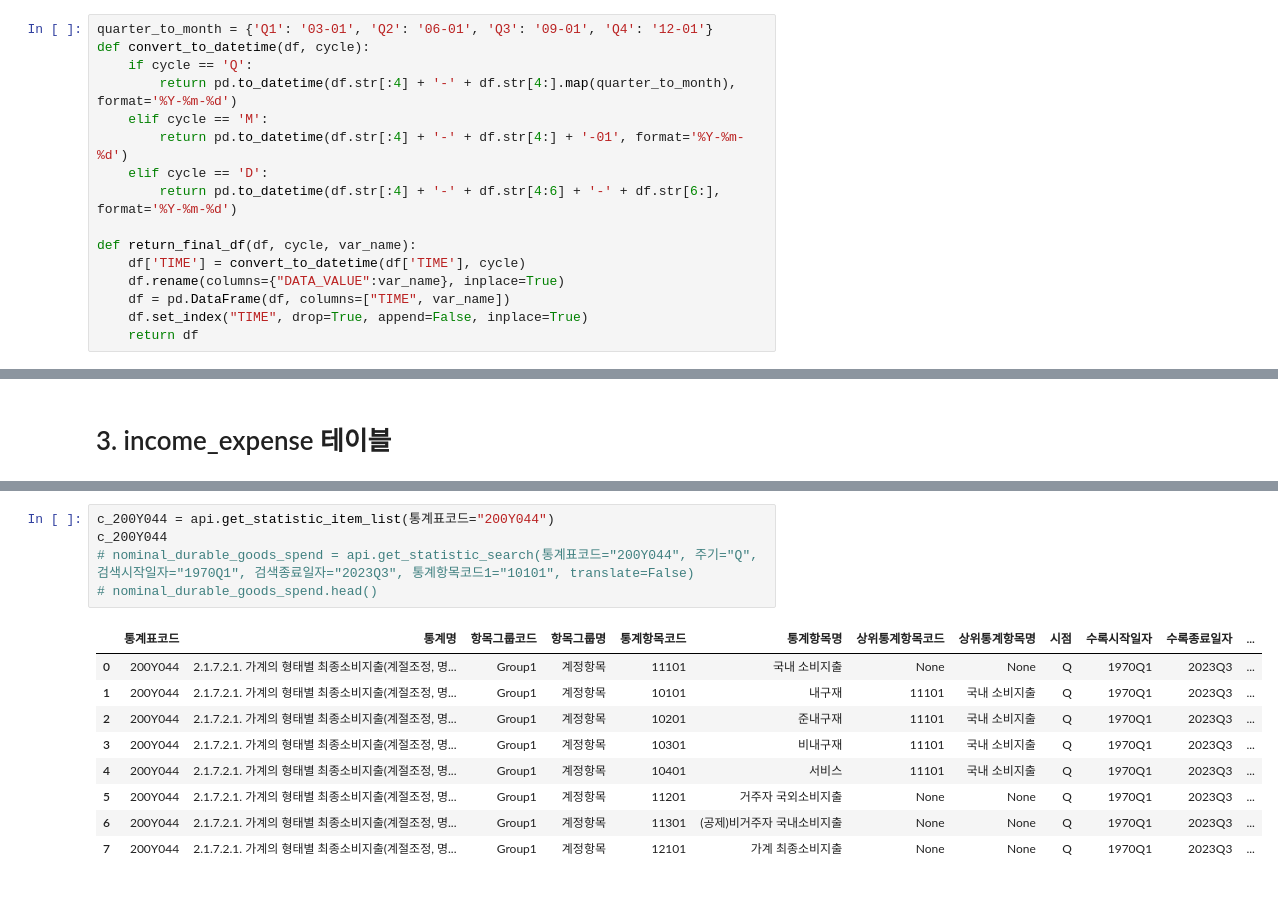
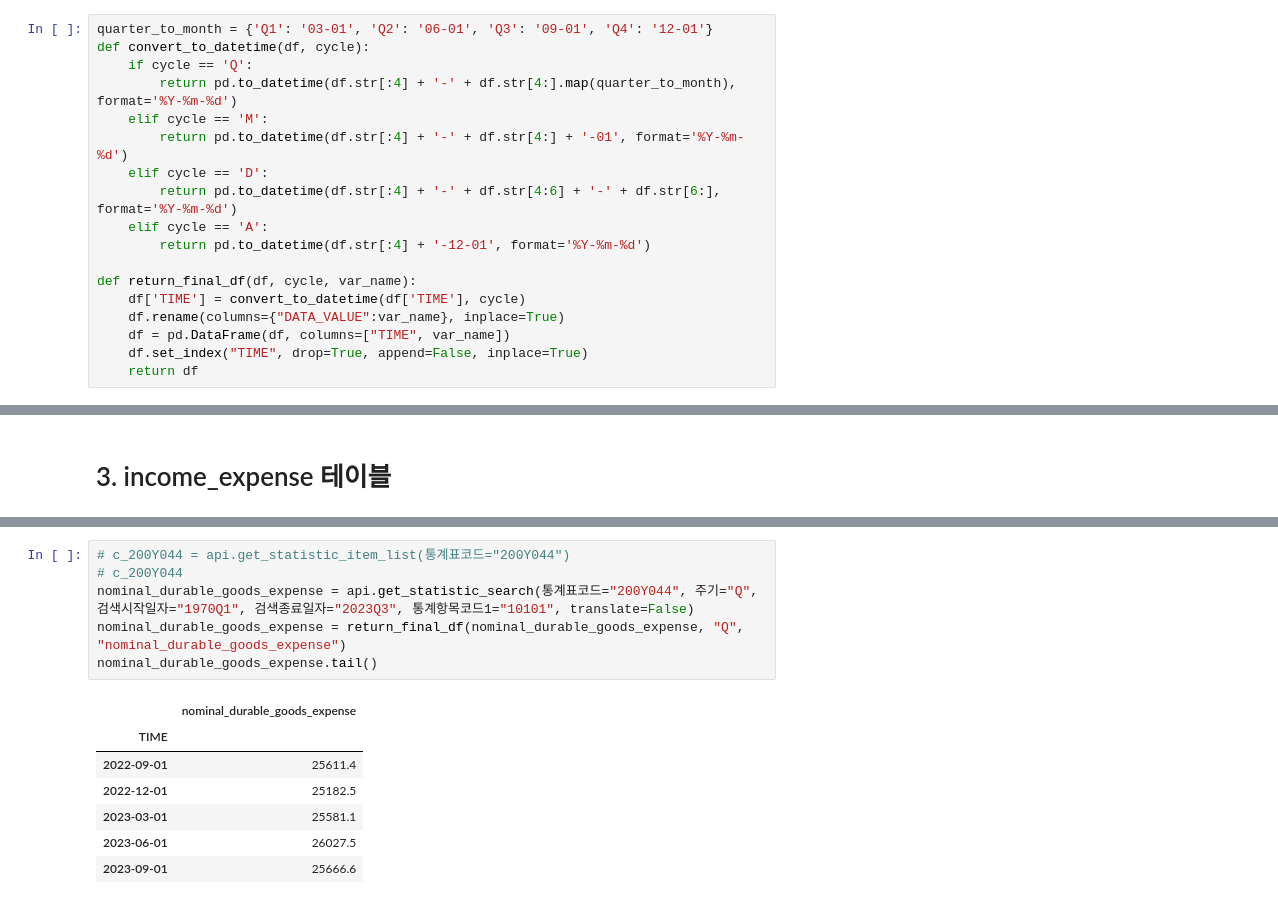
Before and after one commit to MacroEconomyAndEstate/economy-real_estate-BI, a Jupyter notebook: wonkyung/economy_nums.ipynb, the cells around one changed output, grey strips where cells are left out. Cells and saved outputs as stored; diff of their text form.

```diff
--- a/wonkyung/economy_nums.ipynb
+++ b/wonkyung/economy_nums.ipynb
@@ -12,6 +12,8 @@ def convert_to_datetime(df, cycle):
         return pd.to_datetime(df.str[:4] + '-' + df.str[4:] + '-01', format='%Y-%m-%d')
     elif cycle == 'D':
         return pd.to_datetime(df.str[:4] + '-' + df.str[4:6] + '-' + df.str[6:], format='%Y-%m-%d')
+    elif cycle == 'A':
+        return pd.to_datetime(df.str[:4] + '-12-01', format='%Y-%m-%d')
 
 def return_final_df(df, cycle, var_name):
     df['TIME'] = convert_to_datetime(df['TIME'], cycle)
@@ -436,18 +450,17 @@ real_GNI.tail()
 # %%
-c_200Y044 = api.get_statistic_item_list(통계표코드="200Y044")
-c_200Y044
-# nominal_durable_goods_spend = api.get_statistic_search(통계표코드="200Y044", 주기="Q", 검색시작일자="1970Q1", 검색종료일자="2023Q3", 통계항목코드1="10101", translate=False)
-# nominal_durable_goods_spend.head()
+# c_200Y044 = api.get_statistic_item_list(통계표코드="200Y044")
+# c_200Y044
+nominal_durable_goods_expense = api.get_statistic_search(통계표코드="200Y044", 주기="Q", 검색시작일자="1970Q1", 검색종료일자="2023Q3", 통계항목코드1="10101", translate=False)
+nominal_durable_goods_expense = return_final_df(nominal_durable_goods_expense, "Q", "nominal_durable_goods_expense")
+nominal_durable_goods_expense.tail()
 # %% [output]
-|  | 통계표코드 | 통계명 | 항목그룹코드 | 항목그룹명 | 통계항목코드 | 통계항목명 | 상위통계항목코드 | 상위통계항목명 | 시점 | 수록시작일자 | 수록종료일자 | ... |
-| 0 | 200Y044 | 2.1.7.2.1. 가계의 형태별 최종소비지출(계절조정, 명... | Group1 | 계정항목 | 11101 | 국내 소비지출 | None | None | Q | 1970Q1 | 2023Q3 | ... |
-| 1 | 200Y044 | 2.1.7.2.1. 가계의 형태별 최종소비지출(계절조정, 명... | Group1 | 계정항목 | 10101 | 내구재 | 11101 | 국내 소비지출 | Q | 1970Q1 | 2023Q3 | ... |
-| 2 | 200Y044 | 2.1.7.2.1. 가계의 형태별 최종소비지출(계절조정, 명... | Group1 | 계정항목 | 10201 | 준내구재 | 11101 | 국내 소비지출 | Q | 1970Q1 | 2023Q3 | ... |
-| 3 | 200Y044 | 2.1.7.2.1. 가계의 형태별 최종소비지출(계절조정, 명... | Group1 | 계정항목 | 10301 | 비내구재 | 11101 | 국내 소비지출 | Q | 1970Q1 | 2023Q3 | ... |
-| 4 | 200Y044 | 2.1.7.2.1. 가계의 형태별 최종소비지출(계절조정, 명... | Group1 | 계정항목 | 10401 | 서비스 | 11101 | 국내 소비지출 | Q | 1970Q1 | 2023Q3 | ... |
-| 5 | 200Y044 | 2.1.7.2.1. 가계의 형태별 최종소비지출(계절조정, 명... | Group1 | 계정항목 | 11201 | 거주자 국외소비지출 | None | None | Q | 1970Q1 | 2023Q3 | ... |
-| 6 | 200Y044 | 2.1.7.2.1. 가계의 형태별 최종소비지출(계절조정, 명... | Group1 | 계정항목 | 11301 | (공제)비거주자 국내소비지출 | None | None | Q | 1970Q1 | 2023Q3 | ... |
-| 7 | 200Y044 | 2.1.7.2.1. 가계의 형태별 최종소비지출(계절조정, 명... | Group1 | 계정항목 | 12101 | 가계 최종소비지출 | None | None | Q | 1970Q1 | 2023Q3 | ... |
+|  | nominal_durable_goods_expense |
+| TIME |  |
+| 2022-09-01 | 25611.4 |
+| 2022-12-01 | 25182.5 |
+| 2023-03-01 | 25581.1 |
+| 2023-06-01 | 26027.5 |
+| 2023-09-01 | 25666.6 |
 # %%
 # c_200Y045 = api.get_statistic_item_list(통계표코드="200Y045")
 # c_200Y045
```
Also changed, not shown: parts of 13 cells of this notebook.
